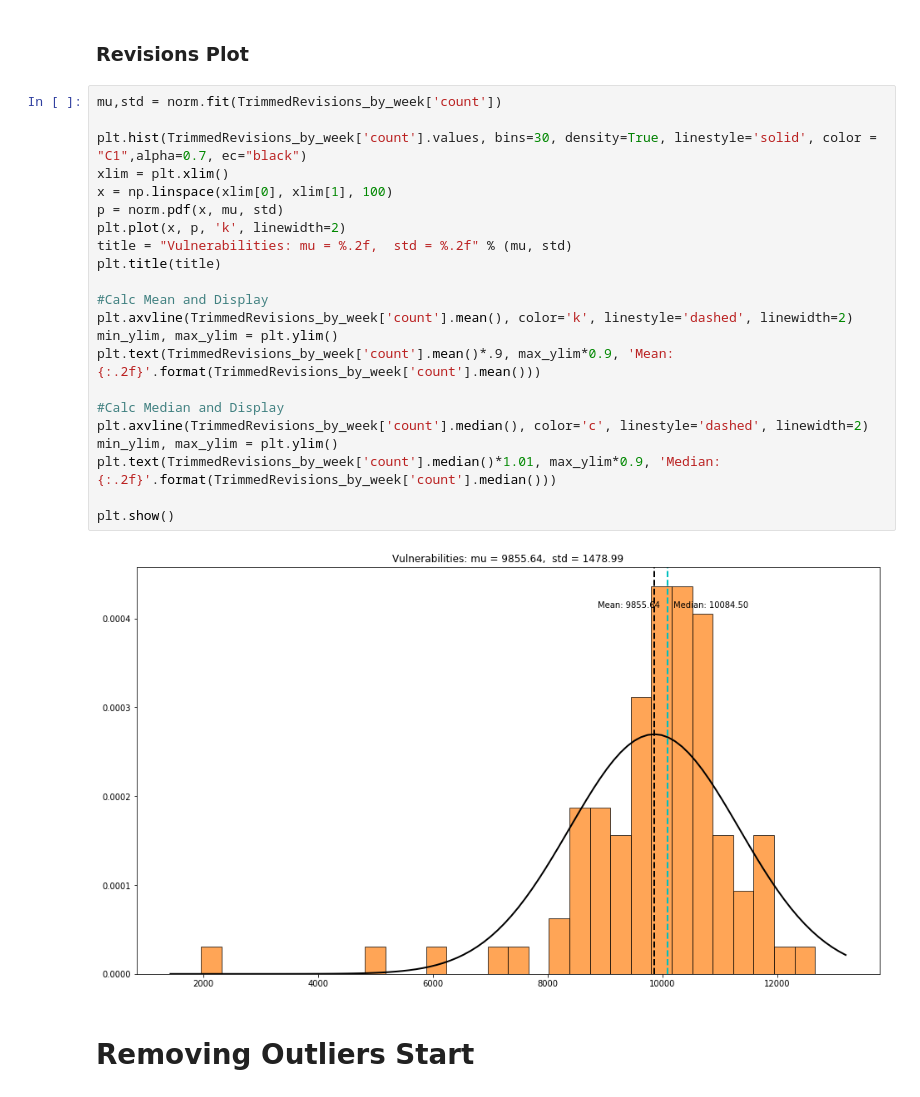
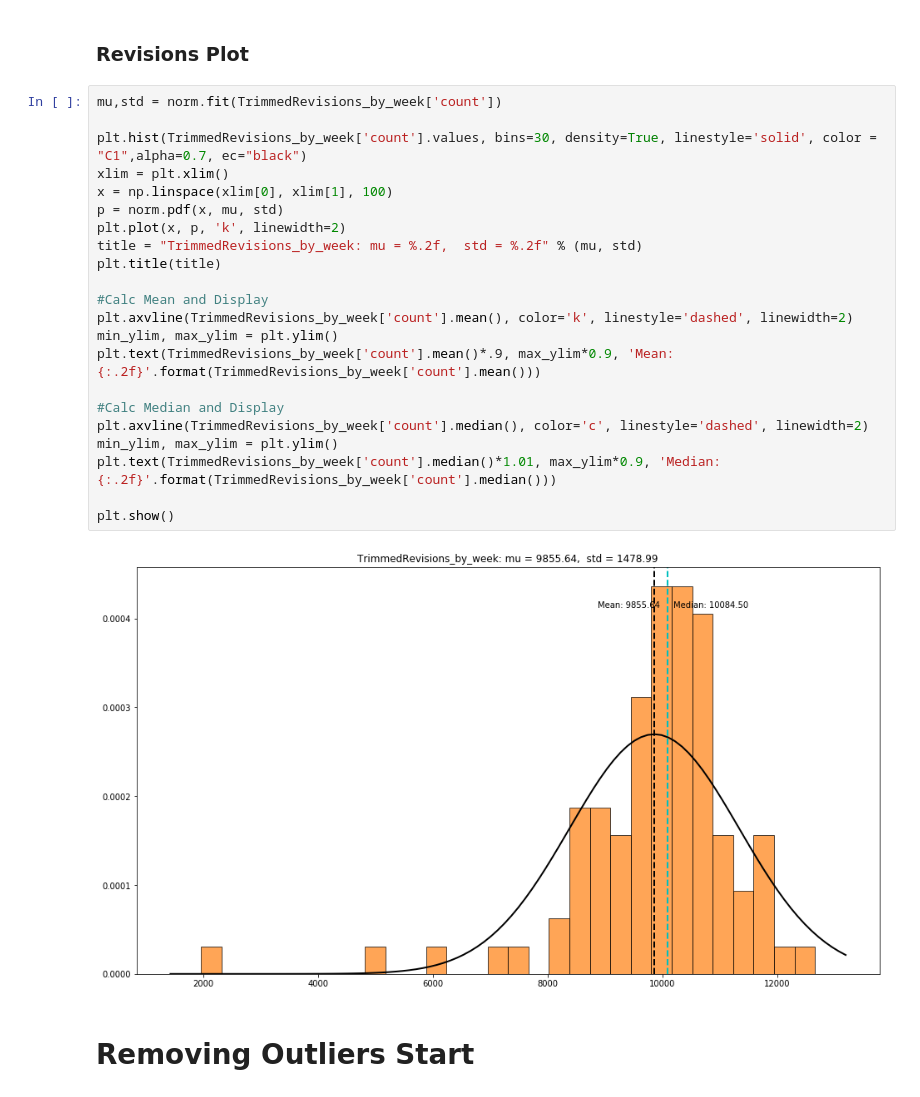
Before and after one commit to UNCG-CSE/Open_Source_Vul_Metrics, a Jupyter notebook: src/Models/GW Project 3.ipynb, the cells around one changed output. Saved outputs shown, nothing was run; the diff lists cells and outputs as text.

```diff
--- a/src/Models/GW Project 3.ipynb
+++ b/src/Models/GW Project 3.ipynb
@@ -292,27 +292,27 @@ TrimmedRevisions_by_week['count'] = TrimmedRevisions['date'].value_counts().resa
 # %%
 mu,std = norm.fit(TrimmedRevisions_by_week['count'])
 
 plt.hist(TrimmedRevisions_by_week['count'].values, bins=30, density=True, linestyle='solid', color = "C1",alpha=0.7, ec="black")
 xlim = plt.xlim()
 x = np.linspace(xlim[0], xlim[1], 100)
 p = norm.pdf(x, mu, std)
 plt.plot(x, p, 'k', linewidth=2)
-title = "Vulnerabilities: mu = %.2f,  std = %.2f" % (mu, std)
+title = "TrimmedRevisions_by_week: mu = %.2f,  std = %.2f" % (mu, std)
 plt.title(title)
 
 #Calc Mean and Display
 plt.axvline(TrimmedRevisions_by_week['count'].mean(), color='k', linestyle='dashed', linewidth=2)
 min_ylim, max_ylim = plt.ylim()
 plt.text(TrimmedRevisions_by_week['count'].mean()*.9, max_ylim*0.9, 'Mean: {:.2f}'.format(TrimmedRevisions_by_week['count'].mean()))
 
 #Calc Median and Display
 plt.axvline(TrimmedRevisions_by_week['count'].median(), color='c', linestyle='dashed', linewidth=2)
 min_ylim, max_ylim = plt.ylim()
 plt.text(TrimmedRevisions_by_week['count'].median()*1.01, max_ylim*0.9, 'Median: {:.2f}'.format(TrimmedRevisions_by_week['count'].median()))
 
 plt.show()
 # %% [output]
-[figure, old version]
+[figure, new version]
 # %% [markdown]
 # Removing Outliers Start
 # %% [markdown]
```
Also changed, not shown: parts of 5 cells of this notebook.
